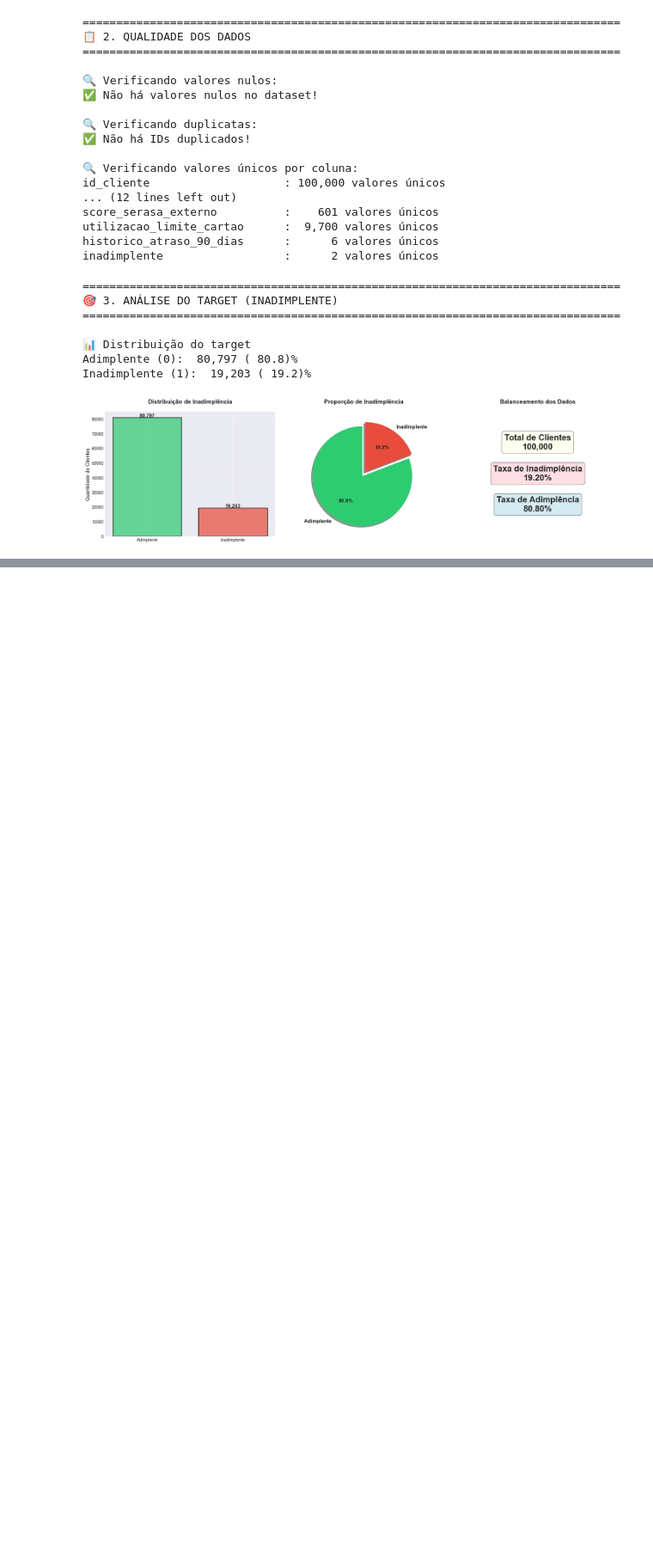
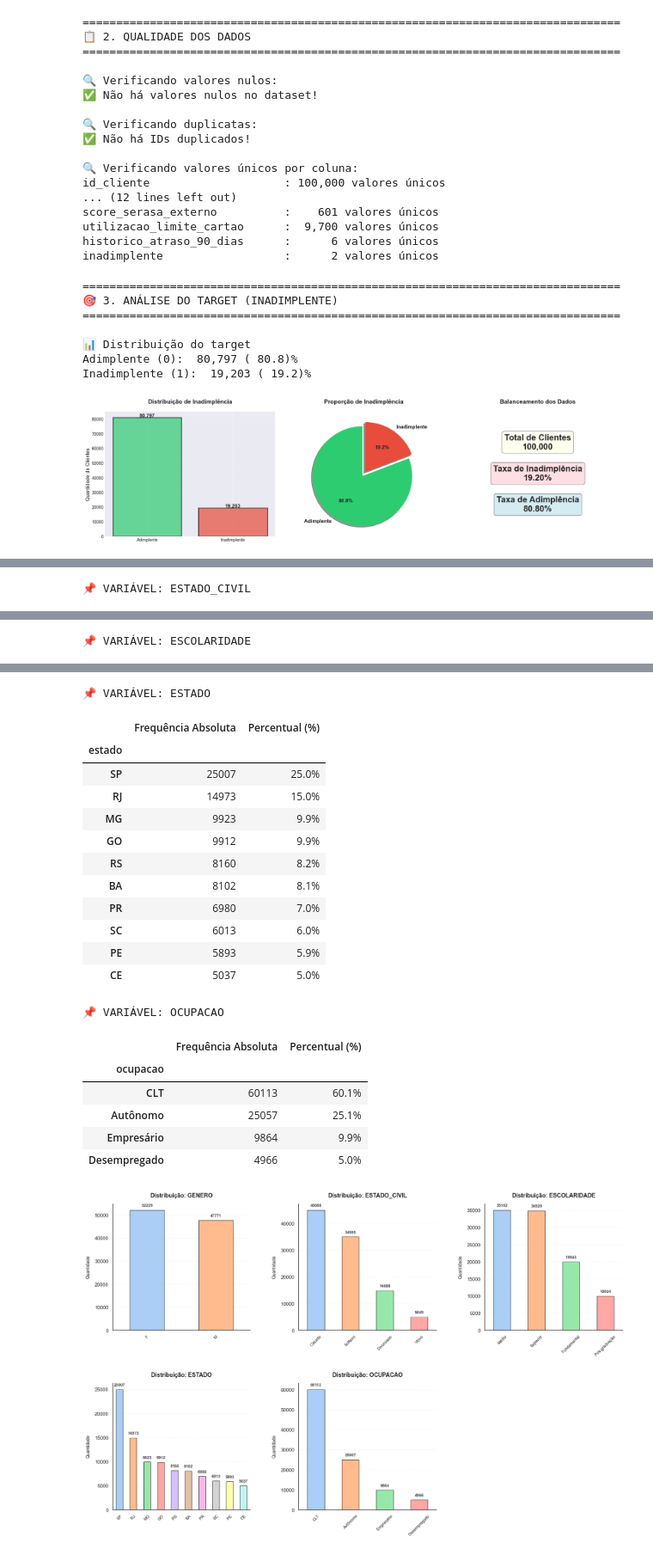
Before and after one commit to vininoronha21/score-credito-ia, a Jupyter notebook: notebooks/02_analise_exploratoria.ipynb, the cells around one changed output, grey strips where cells are left out. Shown at 86% size. Cells and saved outputs as stored; diff of their text form; code cells hidden in the pictures; blank space fills up the shorter version.

Commit message:
feat: análise univariada (categórica)

```diff
--- a/notebooks/02_analise_exploratoria.ipynb
+++ b/notebooks/02_analise_exploratoria.ipynb
@@ -263,3 +263,59 @@ plt.tight_layout()
 plt.show()
 # %% [output]
 [figure]
+# %%
+# Análise Univariada - CATEGÓRICAS
+print("\n" + "="*80)
+print("📊 4. ANÁLISE UNIVARIADA - VARIÁVEIS CATEGÓRICAS")
+print("="*80)
+
+# Lista de variáveis categóricas
+cat_vars = ['genero', 'estado_civil', 'escolaridade', 'estado', 'ocupacao']
+
+# Análise de cada variável
+for var in cat_vars:
+  print(f"\n📌 VARIÁVEL: {var.upper()}")
+  contagem = df[var].value_counts()
+  percentual = df[var].value_counts(normalize=True) * 100
+
+  resumo = pd.DataFrame({
+    'Frequência Absoluta': contagem,
+    'Percentual (%)': percentual
+  })
+
+  resumo['Percentual (%)'] = resumo['Percentual (%)'].map('{:.1f}%'.format)
+
+  display(resumo)
+
+# Visualização do gráfico
+fig, axes = plt.subplots(2, 3, figsize=(18, 12))
+axes = axes.flatten()
+
+paleta = sns.color_palette("pastel")
+
+for idx, var in enumerate(cat_vars):
+  ax = axes[idx]
+  contagem = df[var].value_counts()
+  contagem.plot(kind='bar', ax=ax,
+                color=paleta[:len(contagem)],
+                edgecolor='black',
+                linewidth=0.8,
+                alpha=0.9)
+  ax.set_title(f'Distribuição: {var.upper()}', fontweight='bold', fontsize=13, pad=15)
+  ax.set_xlabel('')
+  ax.set_ylabel('Quantidade', fontsize=10, labelpad=10)
+  ax.tick_params(axis='x', rotation=45, labelsize=9)
+  ax.grid(axis='y', alpha=0.2, linestyle='--')
+  sns.despine(ax=ax)
+  offset = max(contagem) * 0.02
+
+  for i, val in enumerate(contagem):
+    ax.text(i, val + offset, f'{val}', ha='center', va='bottom',
+            fontsize=9, fontweight='bold', color='#444444')
+
+for i in range(len(cat_vars), len(axes)):
+    axes[i].axis('off')
+
+plt.tight_layout(pad=4.0)
+plt.show()
+# %% [output]
@@ -265,0 +331 @@ plt.show()
+📌 VARIÁVEL: ESTADO_CIVIL
@@ -265,0 +338 @@ plt.show()
+📌 VARIÁVEL: ESCOLARIDADE
@@ -265,0 +345,21 @@ plt.show()
+📌 VARIÁVEL: ESTADO
+|  | Frequência Absoluta | Percentual (%) |
+| estado |  |  |
+| SP | 25007 | 25.0% |
+| RJ | 14973 | 15.0% |
+| MG | 9923 | 9.9% |
+| GO | 9912 | 9.9% |
+| RS | 8160 | 8.2% |
+| BA | 8102 | 8.1% |
+| PR | 6980 | 7.0% |
+| SC | 6013 | 6.0% |
+| PE | 5893 | 5.9% |
+| CE | 5037 | 5.0% |
+📌 VARIÁVEL: OCUPACAO
+|  | Frequência Absoluta | Percentual (%) |
+| ocupacao |  |  |
+| CLT | 60113 | 60.1% |
+| Autônomo | 25057 | 25.1% |
+| Empresário | 9864 | 9.9% |
+| Desempregado | 4966 | 5.0% |
+[figure, added]
```
Also changed, not shown: parts of 1 cell of this notebook.
